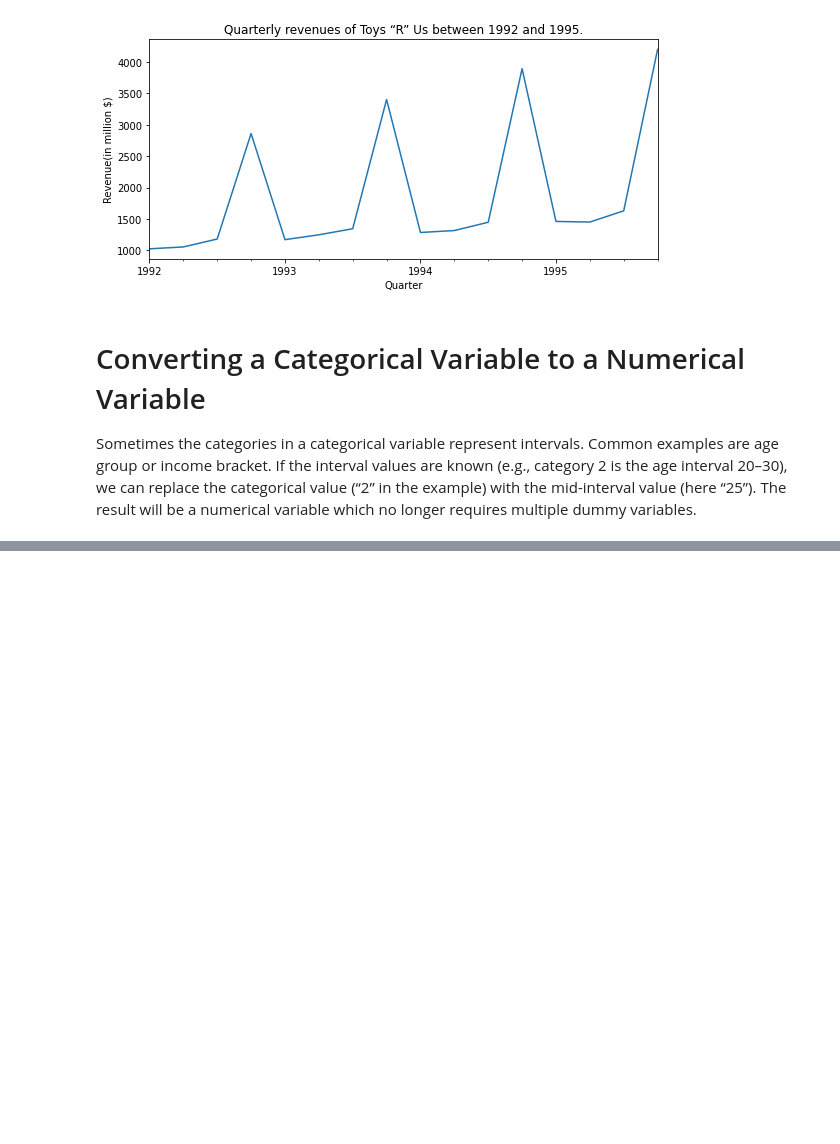
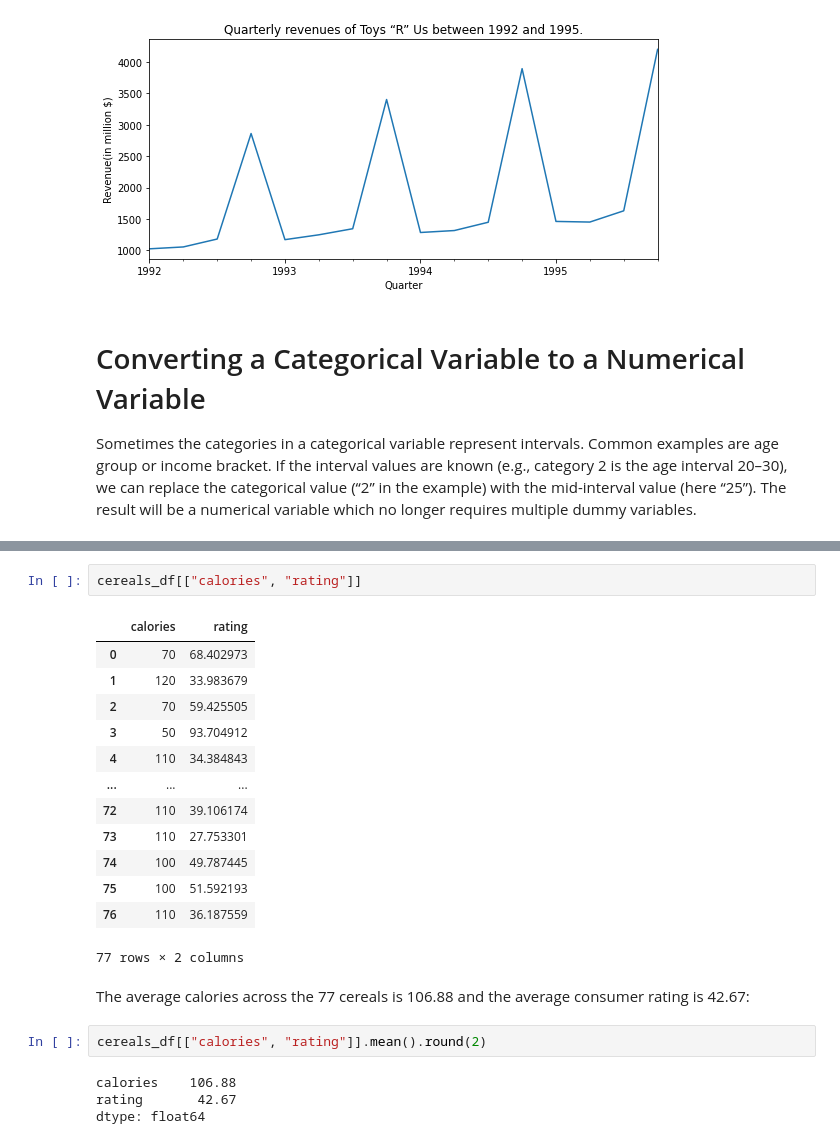
Before and after one commit to jeantardelli/data-mining-for-business-analytics, a Jupyter notebook: analysis/dimension-reduction.ipynb, the cells around one changed output, grey strips where cells are left out. Cells and saved outputs as stored; diff of their text form; blank space fills up the shorter version.

```diff
--- a/analysis/dimension-reduction.ipynb
+++ b/analysis/dimension-reduction.ipynb
@@ -254,0 +297,24 @@ Sometimes the categories in a categorical variable represent intervals. Common e
+# %%
+cereals_df[["calories", "rating"]]
+# %% [output]
+|  | calories | rating |
+| 0 | 70 | 68.402973 |
+| 1 | 120 | 33.983679 |
+| 2 | 70 | 59.425505 |
+| 3 | 50 | 93.704912 |
+| 4 | 110 | 34.384843 |
+| ... | ... | ... |
+| 72 | 110 | 39.106174 |
+| 73 | 110 | 27.753301 |
+| 74 | 100 | 49.787445 |
+| 75 | 100 | 51.592193 |
+| 76 | 110 | 36.187559 |
+77 rows × 2 columns
+# %% [markdown]
+The average calories across the 77 cereals is 106.88 and the average consumer rating is 42.67:
+# %%
+cereals_df[["calories", "rating"]].mean().round(2)
+# %% [output]
+calories    106.88
+rating       42.67
+dtype: float64
```
Also changed, not shown: parts of 14 cells of this notebook, 1 other file.
